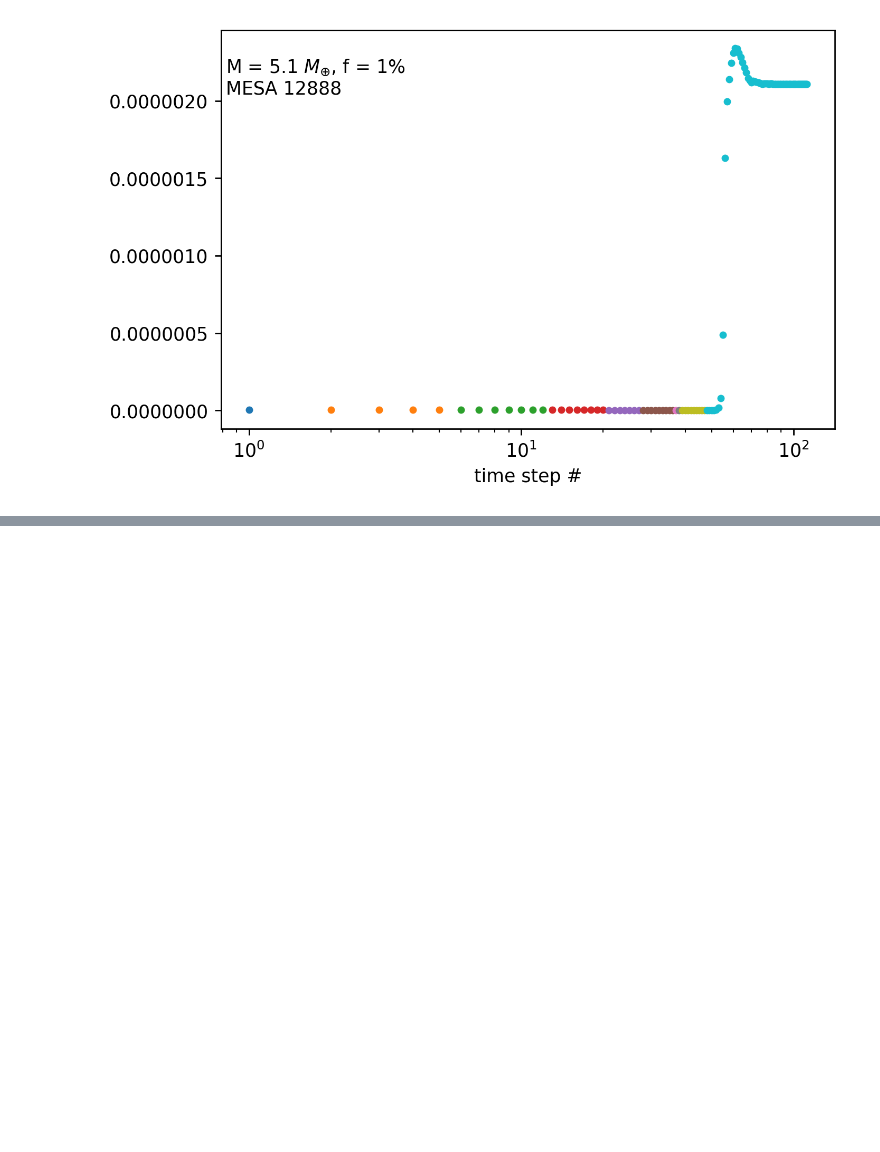
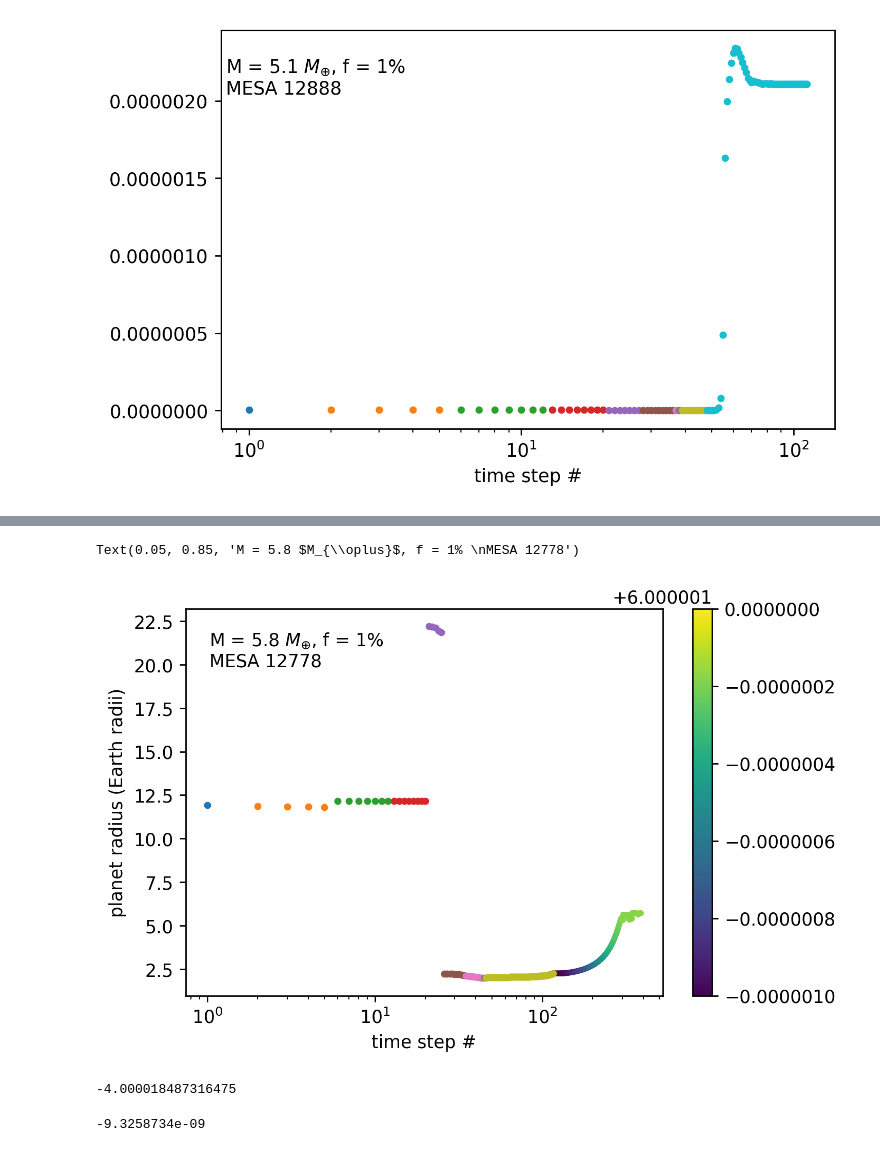
Before and after one commit to bridgethaas/subneptune-generator, a Jupyter notebook: practice.ipynb, the cells around one changed output, grey strips where cells are left out. Saved outputs shown, nothing was run; the diff lists cells and outputs as text; code cells hidden in the pictures; blank space fills up the shorter version.

```diff
--- a/practice.ipynb
+++ b/practice.ipynb
@@ -157,7 +157,7 @@ class Planet():
             luminosities.append(np.float64(h.luminosity))
 
             if type(h.star_age) == np.ndarray:
-                if len(h.star_age) > max_len:
+               j if len(h.star_age) > max_len:
                     max_len = len(h.star_age)
             else:
                 if max_len < 1:
@@ -340,11 +338,11 @@ class EarlyPlanet(Planet):
         self.fnames = self.format_file_names()
 
         self.grid_masses, self.grid_radii, self.grid_fs, self.grid_ages, self.grid_luminosities = self.load_models(self.fnames)
-
+        print(self.grid_masses, self.grid_radii, self.grid_fs, self.grid_ages, self.grid_luminosities)
 
 
     def __repr__(self):
-        print(self.name)
+        return self.name
 
     def format_file_names(self, formatter=None):
         if formatter is None:
@@ -1090,0 +1196,51 @@ Text(0.05, 0.85, 'M = 5.1 $M_{\\oplus}$, f = 1% \nMESA 12888')
+# %%
+evolve3 = Planet('evolve3',
+                5.77, 0.18,
+                2.04, 0.006,
+                'LOGS',
+                mpList=[5.8],
+                fList=[0.01],
+                orbitalList=[0.026],
+                entropyList=[7.23]
+
+)
+# %%
+fig9 = plt.figure()
+ax9 = plt.gca()
+fig9.set_dpi(250)
+xs = np.arange(len(pre_reduce3.grid_radii[0])) + 1
+ax9.plot(xs,pre_reduce3.grid_radii[0],'.', label='pre_reduce')
+xs = np.arange(len(pre_core3.grid_radii[0])) + xs[-1] + 1
+ax9.plot(xs,pre_core3.grid_radii[0],'.',label='pre_core')
+xs = np.arange(len(comp3.grid_radii[0])) + xs[-1] + 1
+ax9.plot(xs,comp3.grid_radii[0],'.',label='comp')
+xs = np.arange(len(corel3.grid_radii[0])) + xs[-1] + 1
+ax9.plot(xs,corel3.grid_radii[0],'.',label='corel')
+xs = np.arange(len(reduce3.grid_radii[0])) + xs[-1] + 1
+ax9.plot(xs,reduce3.grid_radii[0],'.',label='reduce')
+xs = np.arange(len(corem3.grid_radii[0])) + xs[-1] + 1
+ax9.plot(xs,corem3.grid_radii[0],'.',label='corem')
+xs = np.arange(len(heating3.grid_radii[0])) + xs[-1] + 1
+ax9.plot(xs,heating3.grid_radii[0],'.',label='heating')
+xs = np.arange(len(remove_heating3.grid_radii[0])) + xs[-1] + 1
+ax9.plot(xs,remove_heating3.grid_radii[0],'.',label='remove_heating')
+xs = np.arange(len(irrad3.grid_radii[0])) + xs[-1] + 1
+ax9.plot(xs,irrad3.grid_radii[0],'.',label='irrad')
+xs = xs = np.arange(len(evolve3.grid_radii[0])) + xs[-1] + 1
+#ax9.plot(xs,evolve3.grid_radii[0],'.',label='evolve')
+plt.scatter(xs, evolve3.grid_radii[0],s=5,c=(evolve3.grid_ages[0]/1e6),vmin=6.0,vmax=6.0+1e-6)
+
+plt.colorbar()
+
+ax9.set_xlabel('time step #')
+ax9.set_ylabel('planet radius (Earth radii)')
+
+#ax9.set_xlim(0,500)
+ax9.set_xscale('log')
+#ax9.set_xlim(100,450)
+#ax9.set_ylim(0,8)
+
+ax9.text(0.05, 0.85, 'M = 5.8 $M_{\oplus}$, f = 1% \nMESA 12778', transform=ax9.transAxes)
+# %% [output]
+Text(0.05, 0.85, 'M = 5.8 $M_{\\oplus}$, f = 1% \nMESA 12778')
+[figure, added]
@@ -1090,0 +1250,8 @@ Text(0.05, 0.85, 'M = 5.1 $M_{\\oplus}$, f = 1% \nMESA 12888')
+# %%
+-2.11345874e-03/5.28362243e-04
+# %% [output]
+-4.000018487316475
+# %%
+-3.73034936e-08/4
+# %% [output]
+-9.3258734e-09
```
Also changed, not shown: parts of 18 cells of this notebook, 1 other file.
